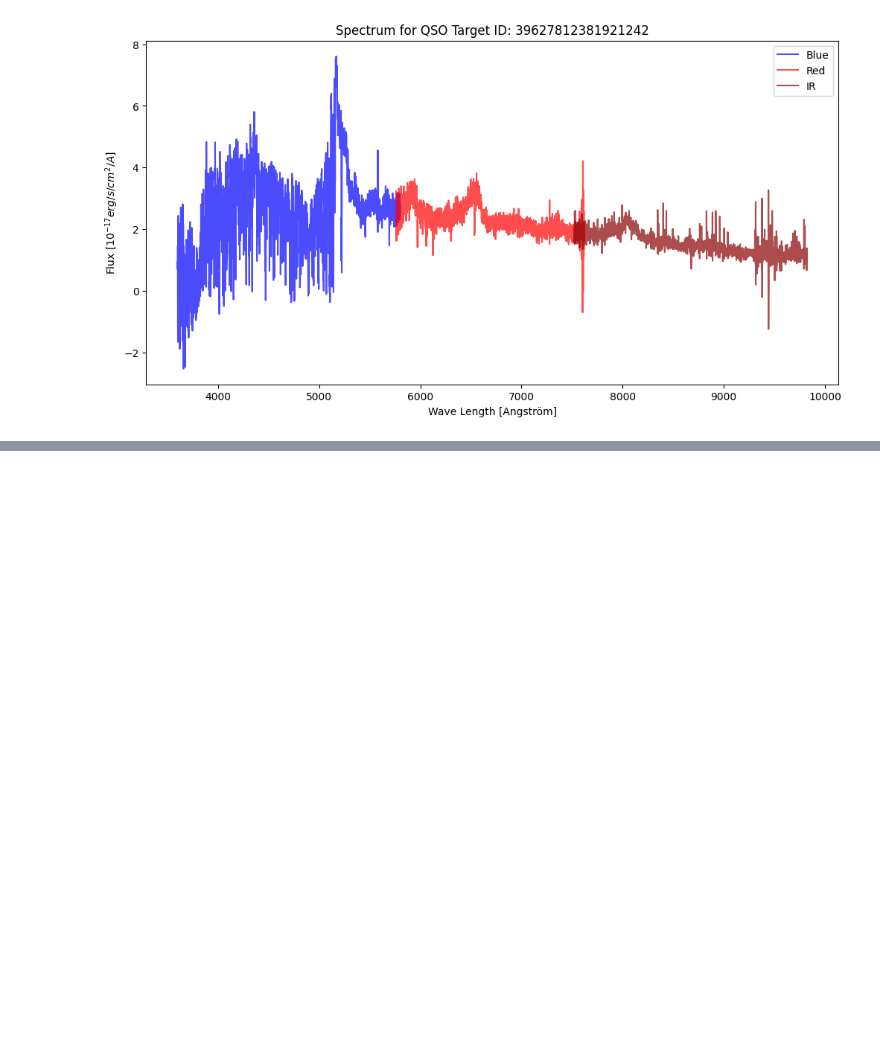
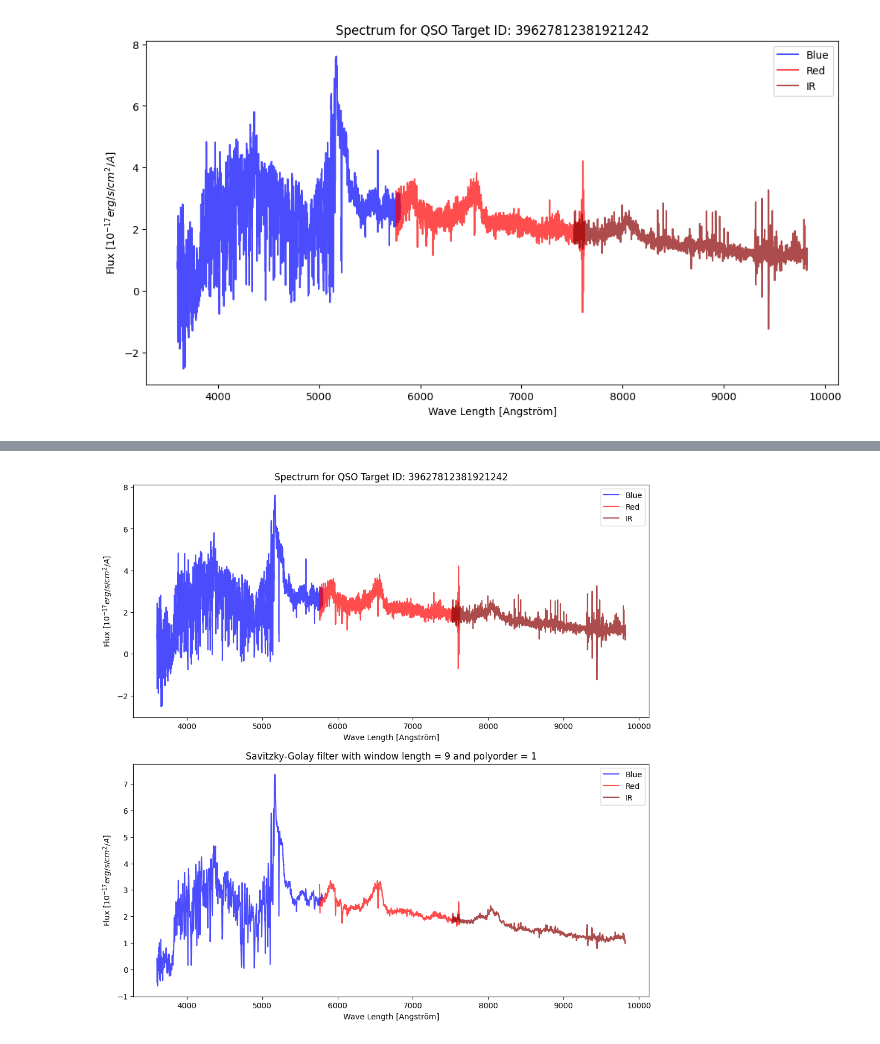
Before and after one commit to johannct/M2_Stage_Code, a Jupyter notebook: DESI Spectra.ipynb, the cells around one changed output, grey strips where cells are left out. Cells and saved outputs as stored; diff of their text form; code cells hidden in the pictures; blank space fills up the shorter version.

```diff
--- a/DESI Spectra.ipynb
+++ b/DESI Spectra.ipynb
@@ -249,0 +326,11 @@ plot_spectrum(QSO, target_ID, 'QSO');
+# %%
+target_ID = get_max(QSO, 'TSNR2_QSO',"SCORES", mask=mask_QSO)
+flux_b, flux_r, flux_z = get_flux(QSO, target_ID)
+window_length, polyorder = 9, 1
+flux_b, flux_r, flux_z = applysavgolFilter(flux_b, flux_r, flux_z, window_length, polyorder)
+
+fig, ax = plt.subplots(2, 1, figsize=(12, 12))
+plot_spectrum(QSO, target_ID, 'QSO', figax = (fig, ax[0]));
+plot_spectrum(QSO, target_ID, 'QSO', flux=(flux_b, flux_r, flux_z), figax = (fig, ax[1]), title=f'Savitzky-Golay filter with window length = {window_length} and polyorder = {polyorder}');
+# %% [output]
+[figure, added]
```
Also changed, not shown: parts of 11 cells of this notebook, 1 other file.
